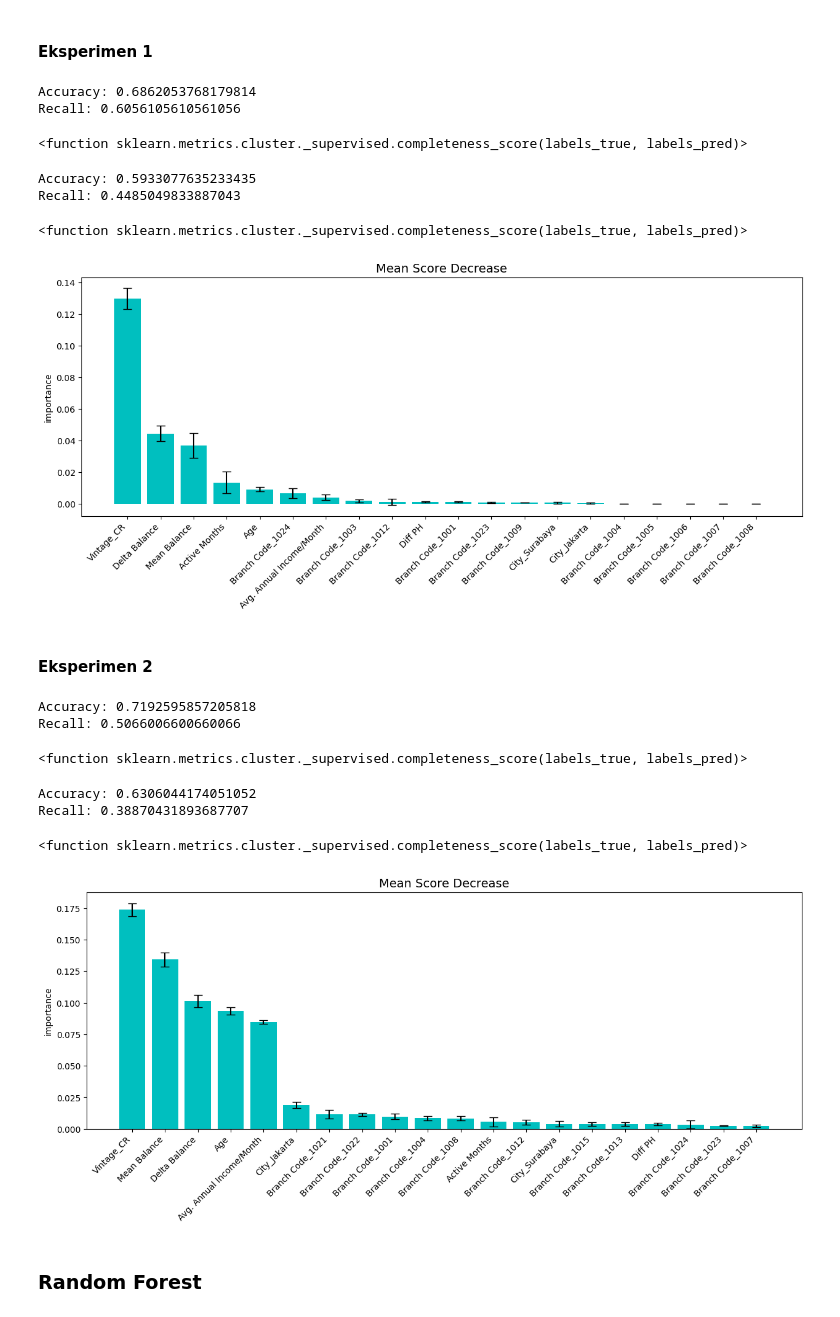
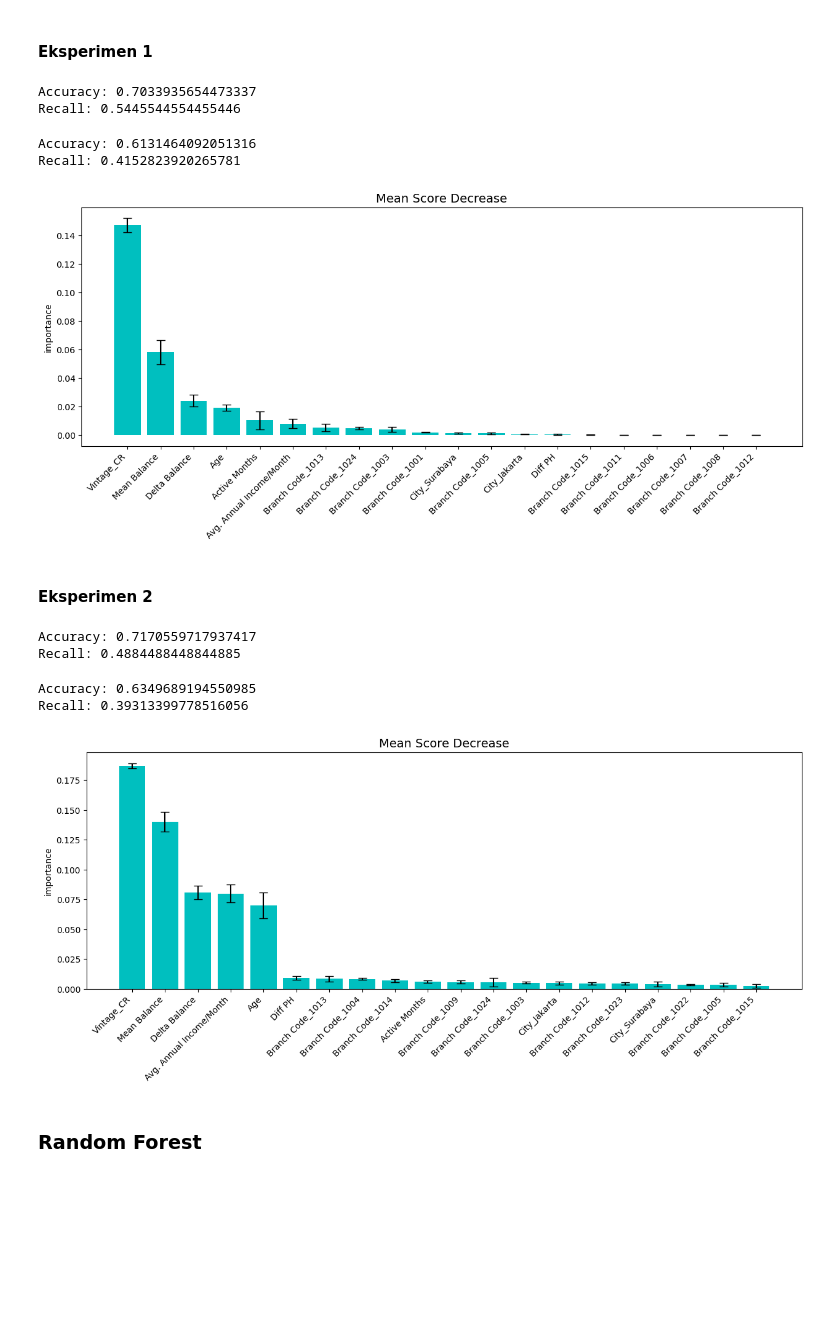
Before and after one commit to Haritsmz/failed_payment_pred_model, a Jupyter notebook: Prediction_Model.ipynb, the cells around one changed output. Cells and saved outputs as stored; diff of their text form; code cells hidden in the pictures; blank space fills up the shorter version.

```diff
--- a/Prediction_Model.ipynb
+++ b/Prediction_Model.ipynb
@@ -1009,7 +1027,7 @@ Execution time: 290.8106334209442 s
 # %% [markdown]
 #### Eksperimen 2
 # %%
-GB_Grid2 = GridSearchCV(XGBClassifier(),
+gb_grid2 = GridSearchCV(XGBClassifier(),
                         gbparameter,
                         cv=5,
                         refit='recall',
@@ -1018,8 +1036,8 @@ GB_Grid2 = GridSearchCV(XGBClassifier(),
                         scoring=score)
 # %%
 start_time = time.time()
-GB2_result = GB_Grid2.fit(X2_train, y2_train)
+gb_result2 = gb_grid2.fit(X2_train, y2_train)
 
-print("Best: %f using %s" % (GB2_result.best_score_, GB2_result.best_params_))
-print("Execution time: " + str((time.time() - start_time)) + ' s')
+print(f'Best: {gb_result2.best_score_} using: {gb_result2.best_params_}')
+print(f'Execution time: {str(time.time() - start_time)} s')
 # %% [output]
@@ -1142,9 +1152,7 @@ y1_gb_pred =GB_Grid.predict(X1_test)
 # %%
-print("Accuracy:",metrics.accuracy_score(y1_test, y1_gb_pred))
-print("Recall:",metrics.recall_score(y1_test, y1_gb_pred))
-metrics.completeness_score
+print(f'Accuracy: {metrics.accuracy_score(y1_test, y1_gb_pred)}')
+print(f'Recall: {metrics.recall_score(y1_test, y1_gb_pred)}')
 # %% [output]
-Accuracy: 0.6862053768179814
-Recall: 0.6056105610561056
+Accuracy: 0.7033935654473337
+Recall: 0.5445544554455446
-<function sklearn.metrics.cluster._supervised.completeness_score(labels_true, labels_pred)>
 # %%
@@ -1152,15 +1160,13 @@ y1_gb_pred_val =GB_Grid.predict(X1_val)
 # %%
-print("Accuracy:",metrics.accuracy_score(y1_val, y1_gb_pred_val))
-print("Recall:",metrics.recall_score(y1_val, y1_gb_pred_val))
-metrics.completeness_score
+print(f'Accuracy: {metrics.accuracy_score(y1_val, y1_gb_pred_val)}')
+print(f'Recall: {metrics.recall_score(y1_val, y1_gb_pred_val)}')
 # %% [output]
-Accuracy: 0.5933077635233435
-Recall: 0.4485049833887043
+Accuracy: 0.6131464092051316
+Recall: 0.4152823920265781
-<function sklearn.metrics.cluster._supervised.completeness_score(labels_true, labels_pred)>
 # %%
-df_imp3 = mean_score_decrease(X1_train, y1_train, GB_Grid, plot= True, topk=20)
+df_imp3 = mean_score_decrease(X1_train, y1_train, gb_grid, plot= True, topk=20)
 # %% [output]
-[figure, old version]
+[figure, new version]
 # %% [markdown]
 #### Eksperimen 2
 # %%
@@ -1168,9 +1174,7 @@ y2_gb_pred =GB_Grid2.predict(X2_test)
 # %%
-print("Accuracy:",metrics.accuracy_score(y2_test, y2_gb_pred))
-print("Recall:",metrics.recall_score(y2_test, y2_gb_pred))
-metrics.completeness_score
+print(f'Accuracy: {metrics.accuracy_score(y2_test, y2_gb_pred)}')
+print(f'Recall: {metrics.recall_score(y2_test, y2_gb_pred)}')
 # %% [output]
-Accuracy: 0.7192595857205818
-Recall: 0.5066006600660066
+Accuracy: 0.7170559717937417
+Recall: 0.4884488448844885
-<function sklearn.metrics.cluster._supervised.completeness_score(labels_true, labels_pred)>
 # %%
@@ -1178,15 +1182,13 @@ y2_gb_pred_val =GB_Grid2.predict(X2_val)
 # %%
-print("Accuracy:",metrics.accuracy_score(y2_val, y2_gb_pred_val))
-print("Recall:",metrics.recall_score(y2_val, y2_gb_pred_val))
-metrics.completeness_score
+print(f'Accuracy: {metrics.accuracy_score(y2_val, y2_gb_pred_val)}')
+print(f'Recall: {metrics.recall_score(y2_val, y2_gb_pred_val)}')
 # %% [output]
-Accuracy: 0.6306044174051052
-Recall: 0.38870431893687707
+Accuracy: 0.6349689194550985
+Recall: 0.39313399778516056
-<function sklearn.metrics.cluster._supervised.completeness_score(labels_true, labels_pred)>
 # %%
-df_imp4 = mean_score_decrease(X2_train, y2_train, GB_Grid2, plot= True, topk=20)
+df_imp4 = mean_score_decrease(X2_train, y2_train, gb_grid2, plot= True, topk=20)
 # %% [output]
-[figure, old version]
+[figure, new version]
 # %% [markdown]
 ### Random Forest
 # %% [markdown]
```
Also changed, not shown: parts of 33 cells of this notebook.
